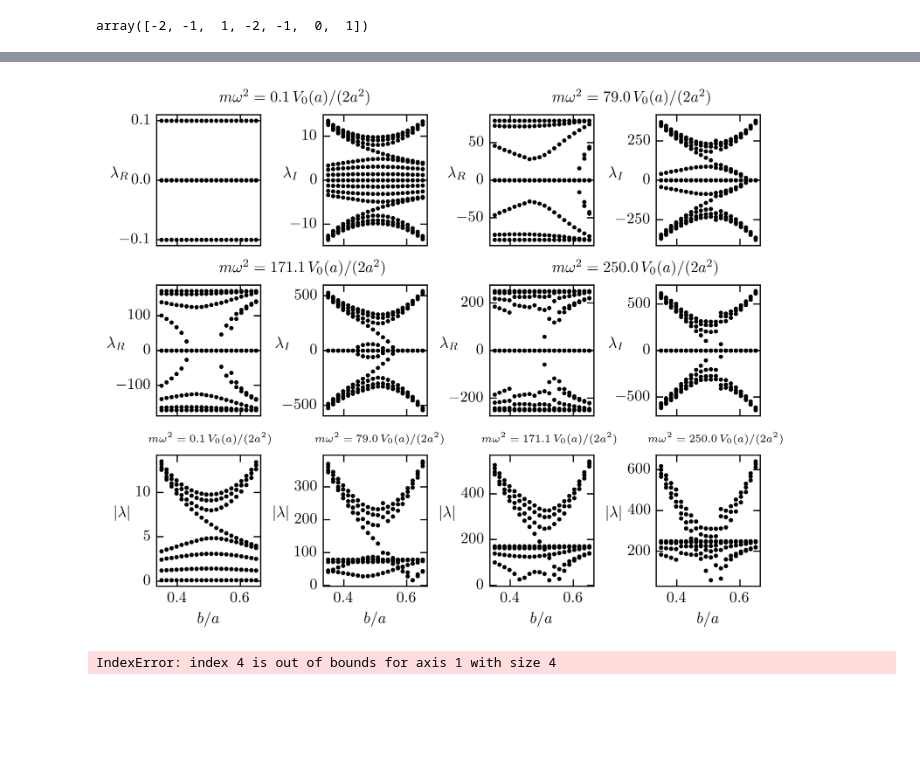
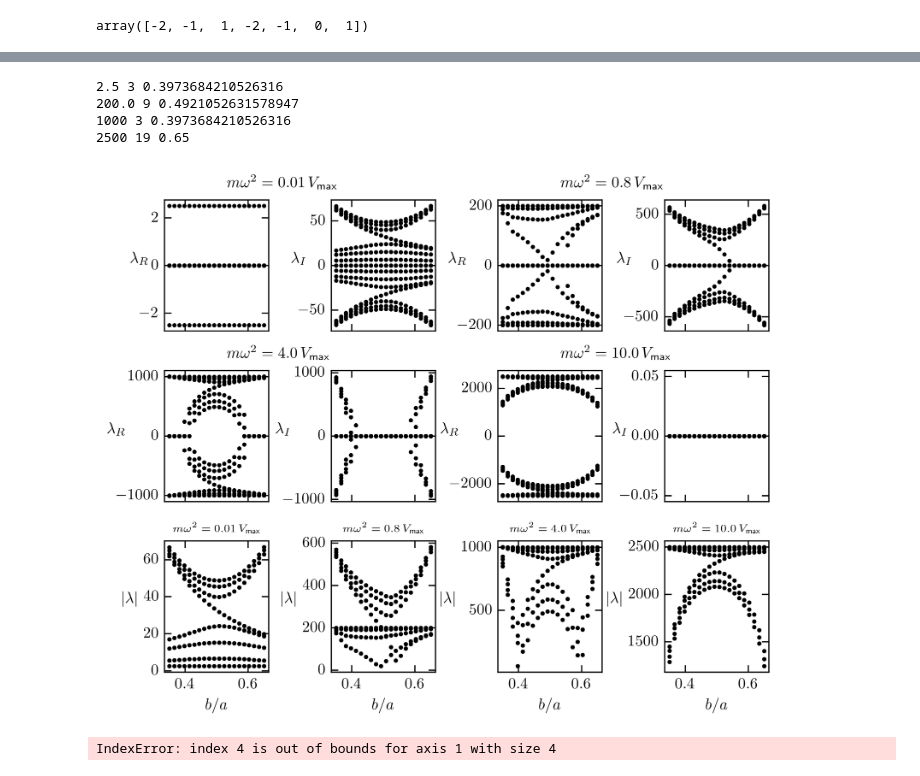
Before and after one commit to ChriGomm/master, a Jupyter notebook: numerics/interactions.ipynb, the cells around one changed output, grey strips where cells are left out. Cells and saved outputs as stored; diff of their text form; code cells hidden in the pictures; blank space fills up the shorter version.

```diff
--- a/numerics/interactions.ipynb
+++ b/numerics/interactions.ipynb
@@ -1971,0 +2099,4 @@ opt_param.shape
+# %%
+param = find_single_p(b,Deltas[0],0.05,0.005,-0.42*np.pi,0.29,7)
+# param = find_single_p(b[0],Deltas[0],np.pi/2,0.2,0,0.43,7)
+param
@@ -1972,5 +2124,11 @@ opt_param.shape
+# %%
+opt_param[0,0,:] = param[:,1]*np.pi
+opt_param[0,1,:] = param[:,2]
 # %%
-l =0
+l =3
+# N=20
+# b = np.linspace(0.35,0.65,N)
+cut = 0.05
 phis_plot = opt_param[l][0]
 hs_plot = opt_param[l][1]
 setup = Setup_Fig(name_of_plot='lam2_anal_ml.png',fig_width=7,fig_height=4,xax_share=True,joined=True)
@@ -1994,13 +2152,13 @@ for i in range(N):
 
 
     # dmat = hopping_Ham(b[i],hs[i],(m*w**2*r**2/V)[-1]/10**8,a,chain_length,lambda x, y: dip_derivative_full_vec(x, y),np.array([np.cos(phis[i]),np.sin(phis[i])]))
-    dmat = hopping_Ham(b[i],hs_plot[i],Deltas[l],a,chain_length,lambda x, y: dip_derivative_full_vec(x, y),np.array([np.cos(phis_plot[i]),np.sin(phis_plot[i])]))
+    dmat = hopping_Ham(b[i],hs_plot[i],Deltas[l],a,chain_length,lambda x, y: dip_derivative_full_vec(x, y),np.array([np.cos(phis_plot[i]),np.sin(phis_plot[i])]),cut)
     # bdg = BdG_Ham(b[i],hs[i],(m*w**2*r**2/V)[-1]/10**8,a,chain_length,lambda x, y: dip_derivative_full_vec(x, y),np.array([np.cos(phis[i]),np.sin(phis[i])]))
     eig = np.linalg.eigvals(dmat)
     # ax1.scatter(b[i],np.max(np.abs(np.real(eig))),color='0',s=10)
 
 
-    beta = grad_long_range(b[i],hs_plot[i],a,chain_length,nom_der1_vec,np.array([np.cos(phis_plot[i]),np.sin(phis_plot[i])]))
+    beta = grad_long_range(b[i],hs_plot[i],a,chain_length,nom_der1_vec,np.array([np.cos(phis_plot[i]),np.sin(phis_plot[i])]),cut)
     dis = np.linalg.solve(dmat,beta)
     h_new = beta-dmat@dis
     # ax3[1].scatter(b[i],np.max(h_new),color='0',s=10)
@@ -2200,12 +2358,14 @@ array([-2, -1,  1, -2, -1,  0,  1])
 setup = Setup_Fig(name_of_plot='lam2_anal_ml.png',fig_width=7,fig_height=4,xax_share=True,joined=False)
 fig, ax = setup.return_fig((2,4))
 marker_size = 3
+b = np.linspace(0.35,0.65,N)
 # fig2, ax2 = plt.subplots(1,1)
 pad = 7
-chain_length = 8
+chain_length = 16
 n=0
 wrapper = [[],[],[]]
-for l in [0,6,13,19]:
+# for l in [0,6,13,19]:
+for l in range(4):
 
     phis_plot = opt_param[l][0]
     hs_plot = opt_param[l][1]
@@ -2239,6 +2399,8 @@ for l in [0,6,13,19]:
     ax[n//2,2*(n%2)].set_ylabel(r"$\lambda_{rs}$",rotation=0,labelpad=9)
     ax[n//2,2*(n%2)+1].set_ylabel(r"$\lambda_{ks}$",rotation=0,labelpad=9)
     ax[1,n].set_xlabel(r"$b/a$")
+    ax[1,n].set_ylim(-10,100)
+    ax[0,n].set_ylim(-10,100)
     n +=1
 # ax[2,0].set_yticks([0,0.1,0.2])
 plt.subplots_adjust(wspace=0.6,hspace=0.3)
@@ -2257,43 +2471,53 @@ pad = 7
 chain_length = 8
 n=0
 wrapper = [[],[],[]]
-for l in [0,6,13,19]:
+# for l in [0,6,13,19]:
+for l in range(4):
 
     phis_plot = opt_param[l][0]
     hs_plot = opt_param[l][1]
     eigenvals = np.zeros((N,2*chain_length),dtype=np.complex128)
     for i in range(N):
         # for n in range(chain_length//4):
 
             # dmat = hopping_Ham(b[i],hs[i],1,a,chain_length,lambda x, y: dip_derivative_full_vec(x, y),np.array([np.cos(phis[i]),np.sin(phis[i])]))
             dmat = BdG_Ham(b[i],hs_plot[i],Deltas[l],a,chain_length,lambda x, y: dip_derivative_full_vec(x, y),np.array([np.cos(phis_plot[i]),np.sin(phis_plot[i])]))
             # dmat = hopping_Ham_k(k,b[i],hs[i],(m*w**2*r**2/V)[-1]/10**8,a,chain_length,lambda x, y: dip_derivative_full_vec(x, y),np.array([np.cos(phis[i]),np.sin(phis[i])]))
             eig = np.linalg.eigvals(dmat)
             eigenvals[i] = eig
+
             marker_size = 3
             ax[2,n].scatter(b[i]*np.ones(len(eig)),np.real(np.abs(eig)),color="0",s=marker_size)
             ax[n//2,2*(n%2)].scatter(b[i]*np.ones(len(eig)),np.real(eig),color="0",s=marker_size)
             ax[n//2,2*(n%2)+1].scatter(b[i]*np.ones(len(eig)),np.imag(eig),color="0",s=marker_size)
     wrapper[n//2].append(lambda k=2*(n%2), s=n//2: setup.format_ax(ax[s,k],shape=(3,4),j=int(k>0),set_ticks=False,bottom=0))
     wrapper[n//2].append(lambda k=2*(n%2)+1, s=n//2: setup.format_ax(ax[s,k],shape=(3,4),j=int(k>0),set_ticks=False,bottom=0))
     wrapper[2].append(lambda k=n, s=2: setup.format_ax(ax[s,k],shape=(3,4),j=int(k>0),set_ticks=False,bottom=s))
 
     ax[n//2,2*(n%2)] = wrapper[n//2][2*(n%2)]()
     ax[n//2,2*(n%2)+1] = wrapper[n//2][2*(n%2)+1]()
     ax[2,n] = wrapper[2][n]()
-    ax[n//2,2*(n%2)].text(0.6,1.1,r"$m\omega^2={:.1f}\,V_0(a)/(2a^2)$".format(Deltas[l]),transform=ax[n//2,2*(n%2)].transAxes)
-    ax[2,n].text(-0.08,1.1,r"$m\omega^2={:.1f}\,V_0(a)/(2a^2)$".format(Deltas[l]),transform=ax[2,n].transAxes,fontsize=7)
+    ax[n//2,2*(n%2)].text(0.6,1.1,r"$m\omega^2={}$".format(Deltas[l]/250)+r"$\,V_\text{max}$",transform=ax[n//2,2*(n%2)].transAxes)
+    ax[2,n].set_title(r"$m\omega^2={}$".format(Deltas[l]/250)+r"$\,V_\text{max}$",fontsize=7)
     ax[n//2,2*(n%2)].set_ylabel(r"$\lambda_R$",rotation=0,labelpad=0)
     ax[n//2,2*(n%2)+1].set_ylabel(r"$\lambda_I$",rotation=0,labelpad=0)
     ax[2,n].set_ylabel(r"$|\lambda|$",rotation=0,labelpad=8)
     ax[2,n].set_xlabel(r"$b/a$")
+    # ax[0,n].set_ylim(-100,100)
+    # ax[1,n].set_ylim(-100,100)
     n +=1
+    min_ind = np.argmin(np.min(np.abs(eigenvals),axis=1))
+    print(Deltas[l],min_ind,b[min_ind])
 # ax[2,0].set_yticks([0,0.1,0.2])
 plt.subplots_adjust(wspace=0.6,hspace=0.3)
 # plt.savefig("/home//christian/Documents/master/protocol/pictures/"+"spectrum_abs_of_tuned_BdG_various_shift.pdf",bbox_inches='tight')#free_evol_1spto10coupling
 plt.show()
 # %% [output]
+2.5 3 0.3973684210526316
+200.0 9 0.4921052631578947
+1000 3 0.3973684210526316
+2500 19 0.65
-[figure, old version]
+[figure, new version]
 # %%
 # fig, ax = plt.subplots(1,1)
 # fig2, ax2 = plt.subplots(1,1)
```
Also changed, not shown: parts of 16 cells of this notebook, 17 other files.
